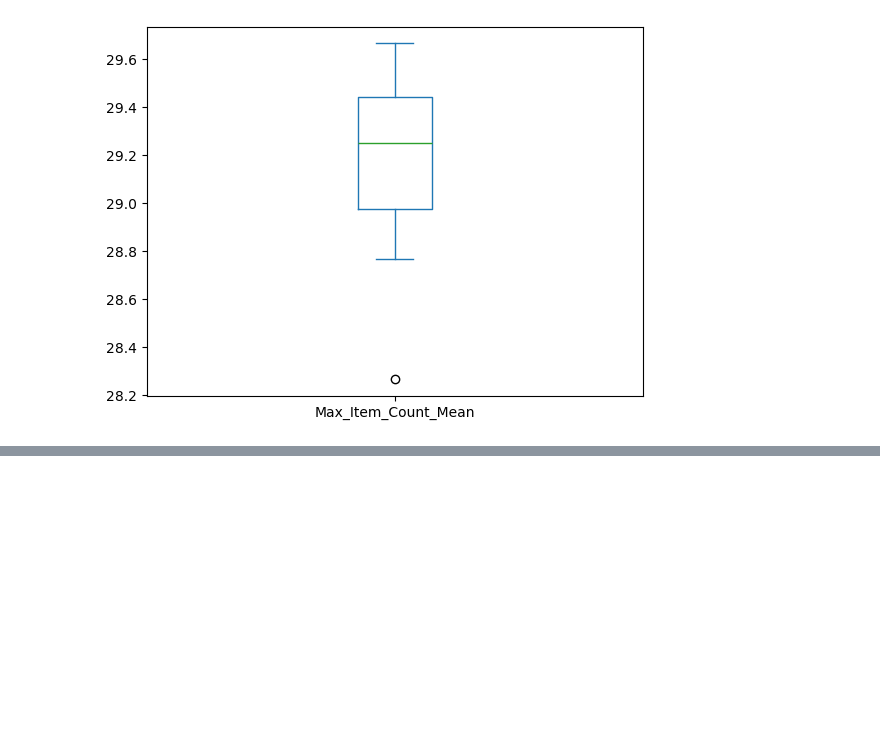
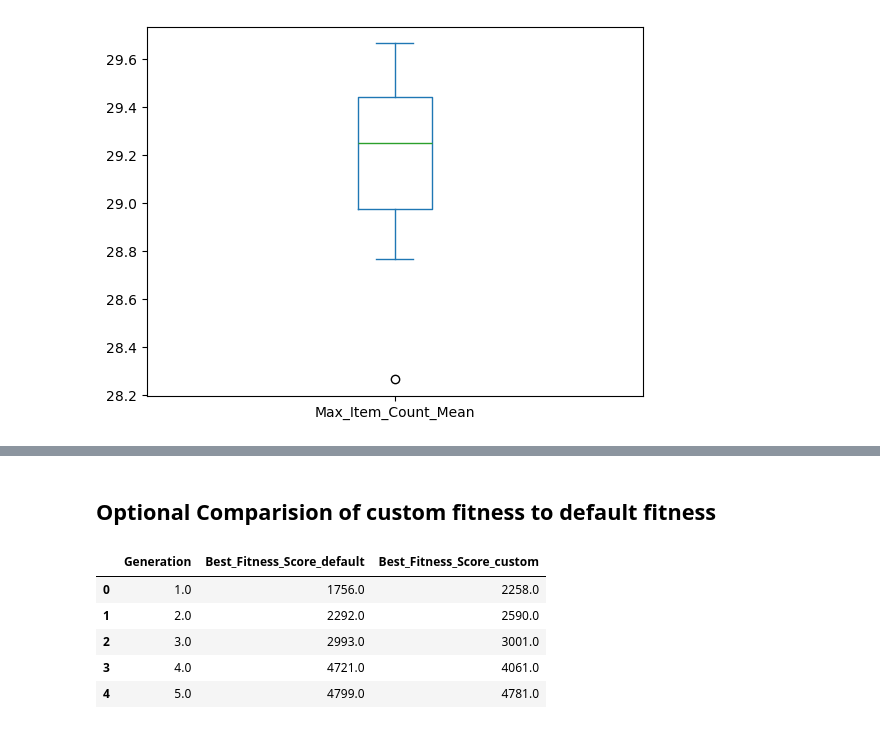
Before and after one commit to ajay-naidu-96/GeneticAlgo, a Jupyter notebook: notebooks/TheFancyStuff.ipynb, the cells around one changed output, grey strips where cells are left out. Saved outputs shown, nothing was run; the diff lists cells and outputs as text; code cells hidden in the pictures; blank space fills up the shorter version.

```diff
--- a/notebooks/TheFancyStuff.ipynb
+++ b/notebooks/TheFancyStuff.ipynb
@@ -191,0 +309,15 @@ summary.plot.box(x='Pop_Size', y=['Max_Item_Count_Mean'])
+# %% [markdown]
+## Optional Comparision of custom fitness to default fitness
+# %%
+combined_df = pd.merge(df4[['Generation', 'Best_Fitness_Score']],
+                       df7[['Generation', 'Best_Fitness_Score']],
+                       on='Generation',
+                       suffixes=('_default', '_custom'))
+combined_df.head()
+# %% [output]
+|  | Generation | Best_Fitness_Score_default | Best_Fitness_Score_custom |
+| 0 | 1.0 | 1756.0 | 2258.0 |
+| 1 | 2.0 | 2292.0 | 2590.0 |
+| 2 | 3.0 | 2993.0 | 3001.0 |
+| 3 | 4.0 | 4721.0 | 4061.0 |
+| 4 | 5.0 | 4799.0 | 4781.0 |
```
Also changed, not shown: parts of 13 cells of this notebook, 4 other files.
